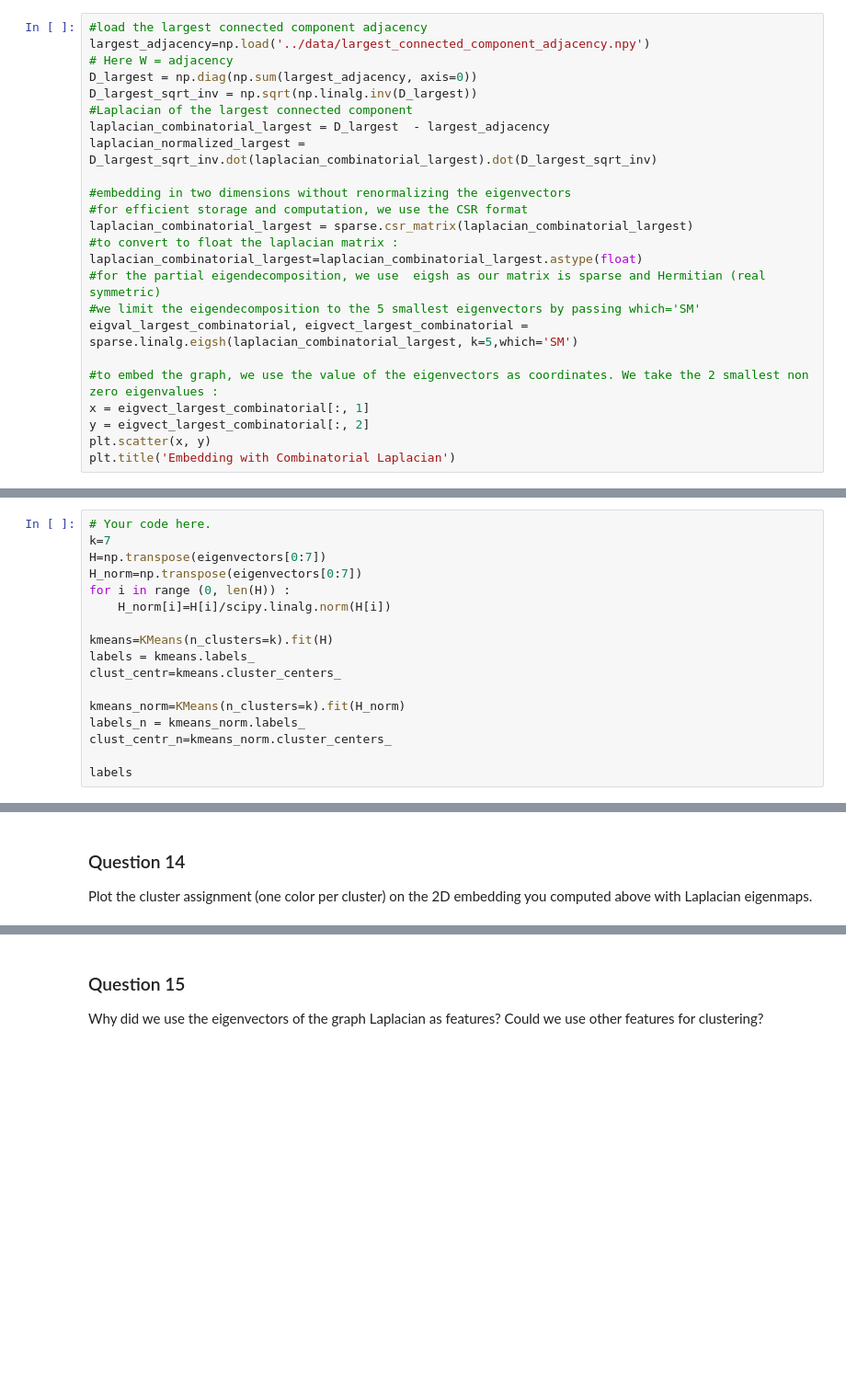
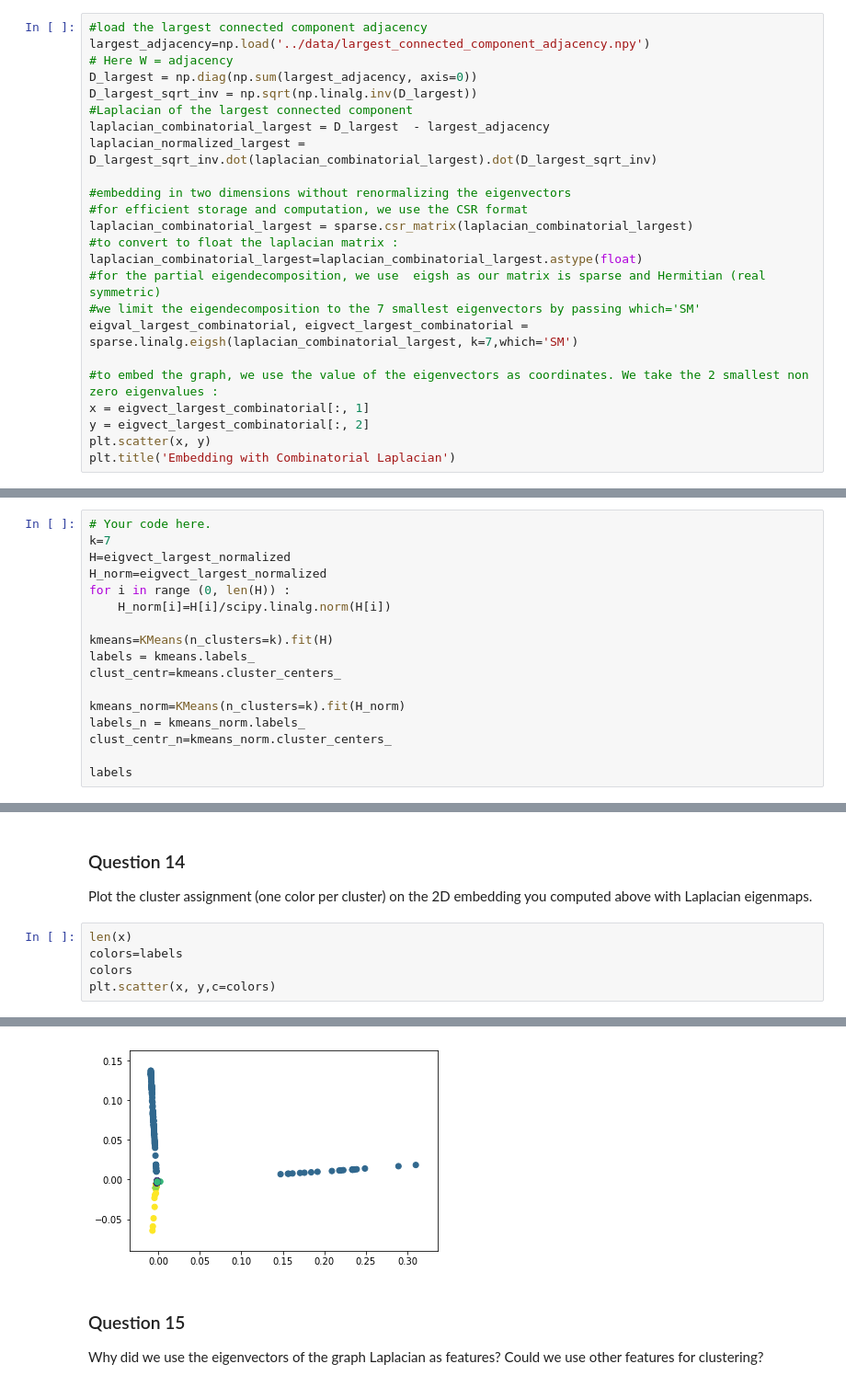
Before and after one commit to weberjoe/NTDS-MS-1-Route2-911, a Jupyter notebook: MS_3/3_spectral_graph_theory.ipynb, the cells around one changed output, grey strips where cells are left out. Shown at 92% size. Saved outputs shown, nothing was run; the diff lists cells and outputs as text; blank space fills up the shorter version.

```diff
--- a/MS_3/3_spectral_graph_theory.ipynb
+++ b/MS_3/3_spectral_graph_theory.ipynb
@@ -198,8 +198,8 @@ laplacian_combinatorial_largest = sparse.csr_matrix(laplacian_combinatorial_larg
 #to convert to float the laplacian matrix :
 laplacian_combinatorial_largest=laplacian_combinatorial_largest.astype(float)
 #for the partial eigendecomposition, we use  eigsh as our matrix is sparse and Hermitian (real symmetric)
-#we limit the eigendecomposition to the 5 smallest eigenvectors by passing which='SM'
-eigval_largest_combinatorial, eigvect_largest_combinatorial = sparse.linalg.eigsh(laplacian_combinatorial_largest, k=5,which='SM')
+#we limit the eigendecomposition to the 7 smallest eigenvectors by passing which='SM'
+eigval_largest_combinatorial, eigvect_largest_combinatorial = sparse.linalg.eigsh(laplacian_combinatorial_largest, k=7,which='SM')
 
 #to embed the graph, we use the value of the eigenvectors as coordinates. We take the 2 smallest non zero eigenvalues :
 x = eigvect_largest_combinatorial[:, 1]
@@ -274,8 +290,8 @@ Then we can take k=d=7 as suggested during the lectures.
 # %%
 # Your code here.
 k=7
-H=np.transpose(eigenvectors[0:7])
-H_norm=np.transpose(eigenvectors[0:7])
+H=eigvect_largest_normalized
+H_norm=eigvect_largest_normalized
 for i in range (0, len(H)) :
     H_norm[i]=H[i]/scipy.linalg.norm(H[i])
 
@@ -341,3 +340,9 @@ Look for the `labels` in the [dataset descriptions](https://github.com/mdeff/ntd
 ### Question 14
 
 Plot the cluster assignment (one color per cluster) on the 2D embedding you computed above with Laplacian eigenmaps.
+# %%
+len(x)
+colors=labels
+colors
+plt.scatter(x, y,c=colors)
+# %% [output]
@@ -344,3 +350,4 @@ Plot the cluster assignment (one color per cluster) on the 2D embedding you comp
+[figure, added]
 # %% [markdown]
 ### Question 15
 
```
Also changed, not shown: parts of 5 cells of this notebook.
